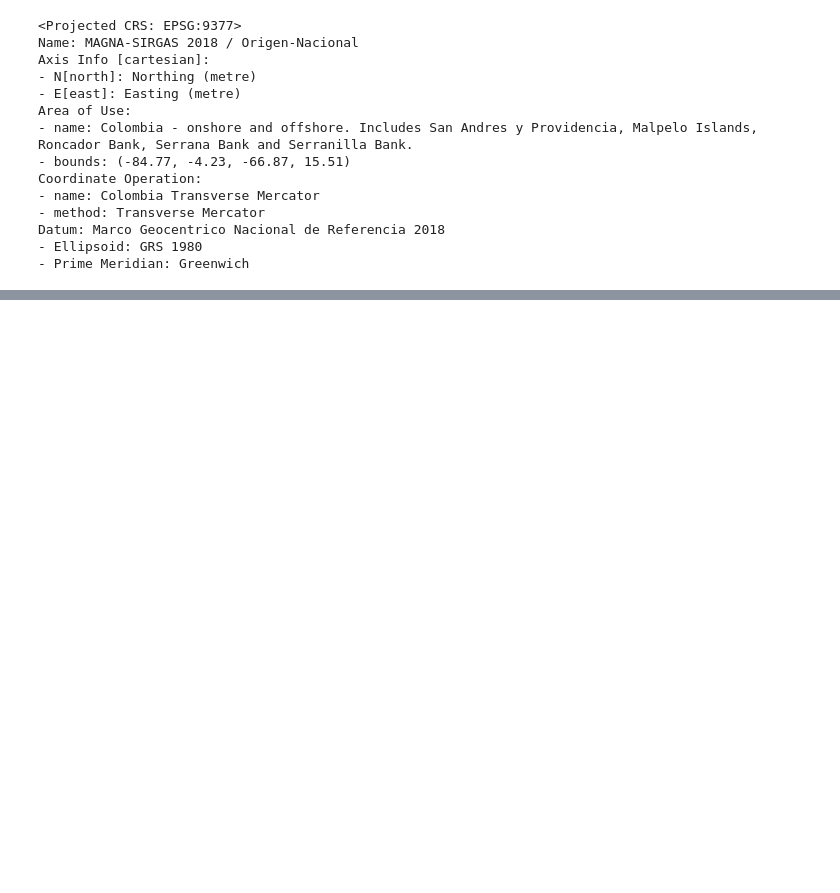
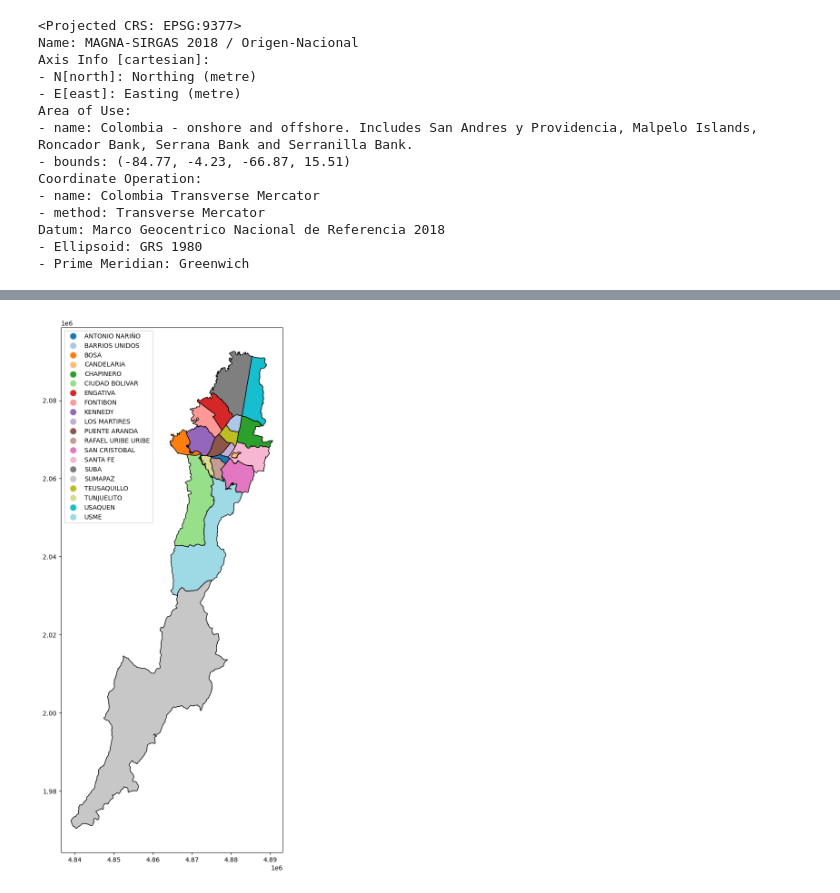
Before and after one commit to galindovil/geopandas, a Jupyter notebook: IntroGeopandas2024_04_29.ipynb, the cells around one changed output, grey strips where cells are left out. Cells and saved outputs as stored; diff of their text form; code cells hidden in the pictures; blank space fills up the shorter version.

```diff
--- a/IntroGeopandas2024_04_29.ipynb
+++ b/IntroGeopandas2024_04_29.ipynb
@@ -158,0 +196,14 @@ gdf = gpd.GeoDataFrame(geometry=[punto])
+# %%
+mapa_2=gdf_localidades.plot(
+    column="LocNombre",
+    figsize=(15,15),
+    edgecolor="black",
+    cmap="tab20",
+    legend=True,
+    legend_kwds={
+        "loc":"upper left"
+    }
+
+)
+# %% [output]
+[figure, added]
```
Also changed, not shown: parts of 12 cells of this notebook.
